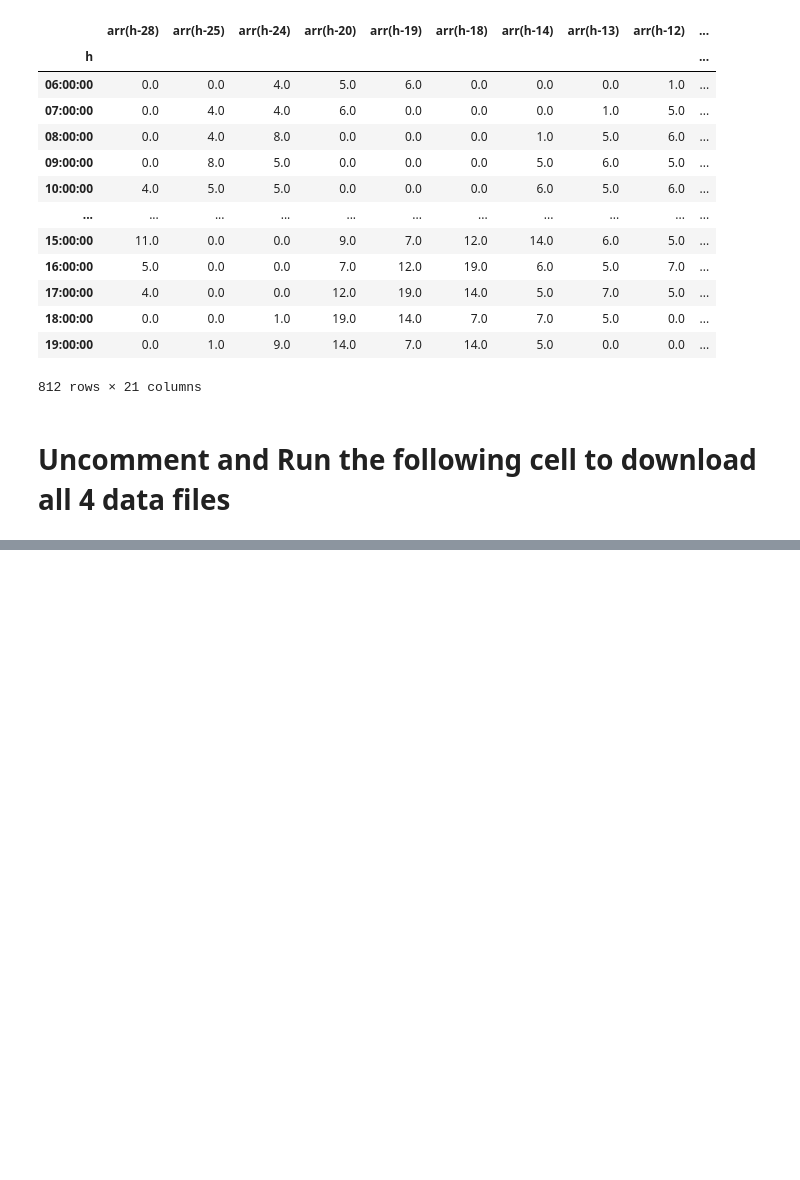
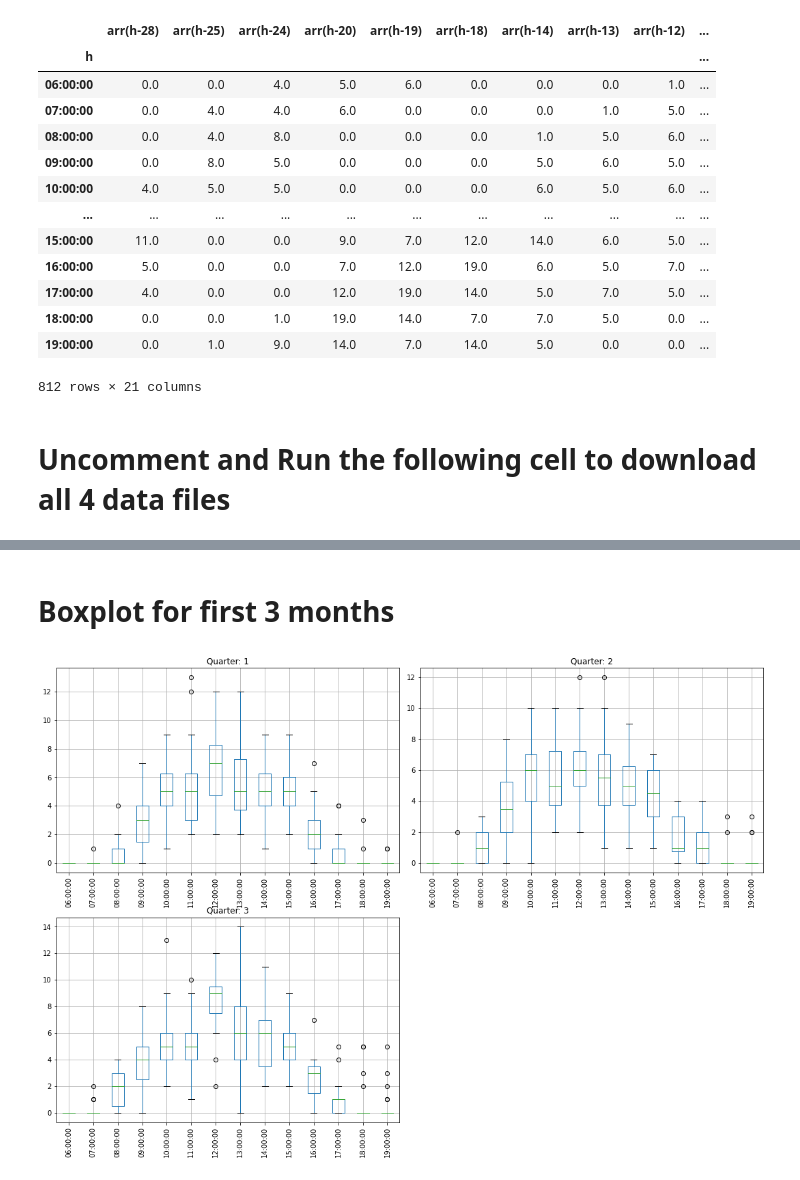
Before and after one commit to rajivsam/cmi_count_data_modeling, a Jupyter notebook: notebooks/arrivals_EDA.ipynb, the cells around one changed output, grey strips where cells are left out. Drawn from its saved outputs; the diff is of its cells as text; code cells hidden in the pictures; blank space fills up the shorter version.

```diff
--- a/notebooks/arrivals_EDA.ipynb
+++ b/notebooks/arrivals_EDA.ipynb
@@ -343,0 +422,11 @@ for i in range(1,5):
+# %% [markdown]
+# Boxplot for first 3 months
+# %%
+plt.figure(figsize=(15,10))
+for i in range(1,4):
+  plt.subplot(2,2,i)
+  plt.tight_layout()
+  subset_data['M'+str(i)].boxplot(rot=90)
+  plt.title('Quarter: '+ str(i))
+# %% [output]
+[figure, added]
```
Also changed, not shown: parts of 28 cells of this notebook.
